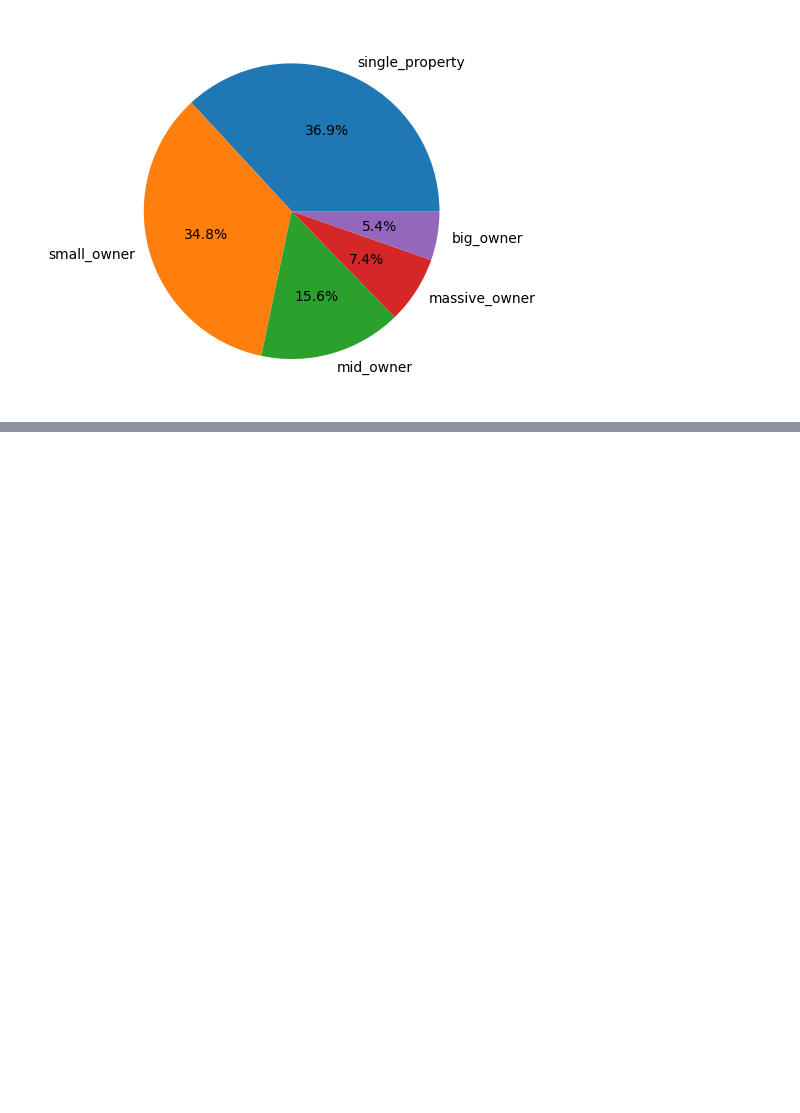
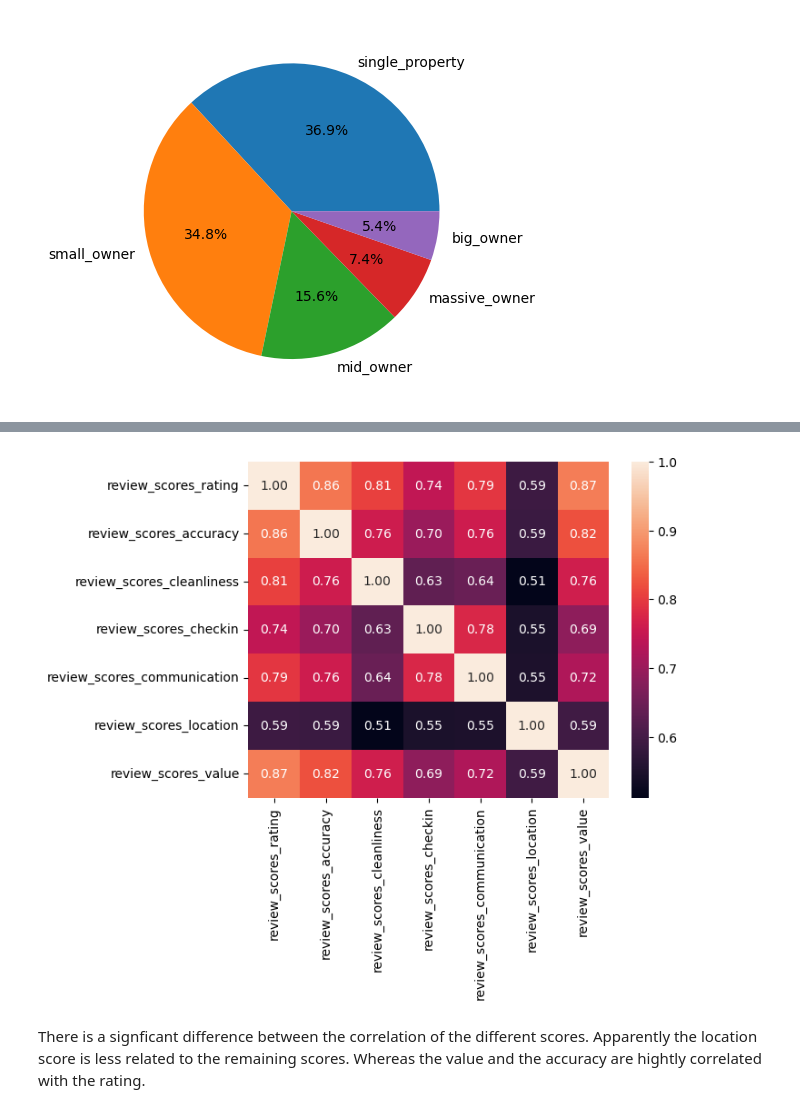
Before and after one commit to atrgz/airbnb_madrid, a Jupyter notebook: code.ipynb, the cells around one changed output, grey strips where cells are left out. Cells and saved outputs as stored; diff of their text form; code cells hidden in the pictures; blank space fills up the shorter version.

```diff
--- a/code.ipynb
+++ b/code.ipynb
@@ -148,5 +208,9 @@ Name: count, dtype: int64
 # %%
+# Define the categories
+
 host_types = ['single_property', 'small_owner', 'mid_owner', 'big_owner', 'massive_owner']
+
+# Create a dictionary with the categories and the host_id
 host_types_matrix = dict(pd.cut(owner_count, bins=bins, labels=host_types))
 
 def change_dtype_dict(d):
@@ -166,6 +230,8 @@ def change_dtype_dict(d):
 
 host_types_matrix = change_dtype_dict(host_types_matrix)
 
-df_new['host_type'] = df_new['host_id'].map(host_types_matrix)
-df_new[['host_id','host_type']]
+# Create a new column with 'category" dtype in the dataframe
+# the map method will map each host_id with the corresponding category using the dictionary defined above
+df_new['host_type'] = df_new['host_id'].map(host_types_matrix).astype('category')
+df_new.shape
 # %% [output]
@@ -205,0 +274,12 @@ Name: count, dtype: int64
+# %%
+# Extract the scores columns
+
+df_scores = df_new[[
+    'review_scores_rating', 'review_scores_accuracy', 'review_scores_cleanliness',
+    'review_scores_checkin', 'review_scores_communication', 'review_scores_location',
+    'review_scores_value'
+    ]]
+
+print('The extracted dataframe has {} rows and {} columns'.format(df_scores.shape[0], df_scores.shape[1]))
+# Are there NaN values in the scores?
+print('The scores variables have this percentaje of NaN:\n{}'.format(df_scores.isnull().mean()))
@@ -205,0 +299,4 @@ Name: count, dtype: int64
+# %%
+# Drop rows that have NaN in any of the columns
+df_scores.dropna(inplace=True, axis=0)
+print('After deleting the rows with NaN values the dataframe has {} rows and {} columns'.format(df_scores.shape[0], df_scores.shape[1]))
@@ -205,0 +309,7 @@ Name: count, dtype: int64
+# %%
+# heatmap displaying the correlation  matrix
+sns.heatmap(df_scores.corr(), annot=True, fmt=".2f");
+# %% [output]
+[figure, added]
+# %% [markdown]
+There is a signficant difference between the correlation of the different scores. Apparently the location score is less related to the remaining scores. Whereas the value and the accuracy are hightly correlated with the rating.
```
Also changed, not shown: parts of 22 cells of this notebook.
